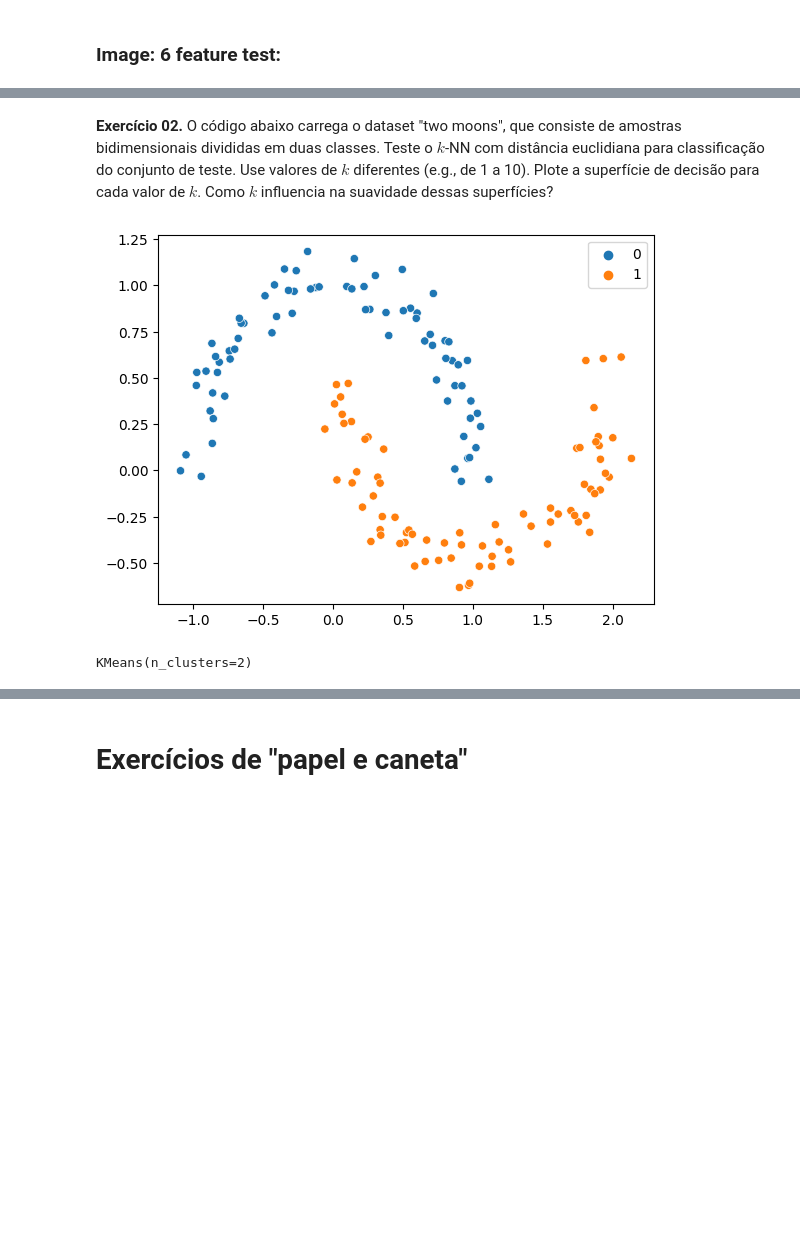
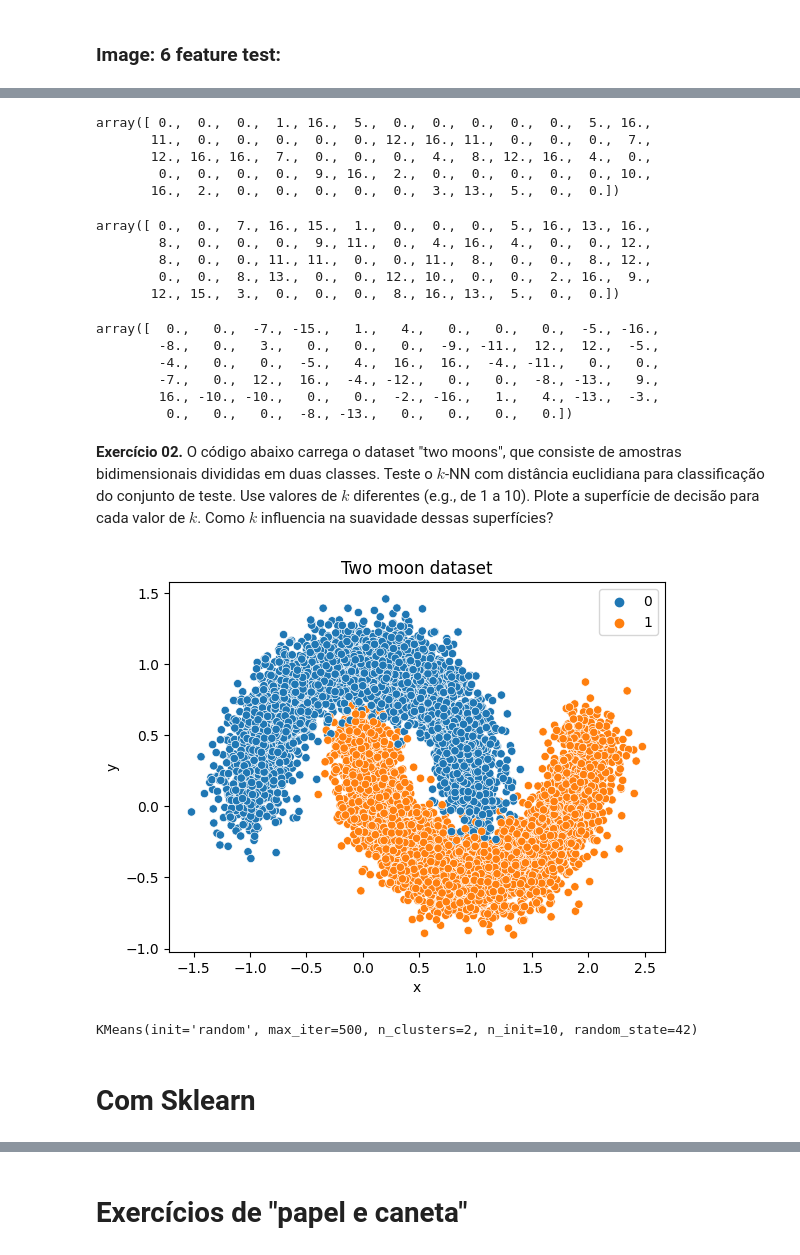
Before and after one commit to andvsilva/dataset, a Jupyter notebook: knn/ML_exercise_1.ipynb, the cells around one changed output, grey strips where cells are left out. Drawn from its saved outputs; the diff is of its cells as text; code cells hidden in the pictures; blank space fills up the shorter version.

```diff
--- a/knn/ML_exercise_1.ipynb
+++ b/knn/ML_exercise_1.ipynb
@@ -164,19 +242,50 @@ plt.show()
+# %%
+mnist.features_train[439]
+# %% [output]
+array([ 0.,  0.,  0.,  1., 16.,  5.,  0.,  0.,  0.,  0.,  0.,  5., 16.,
+       11.,  0.,  0.,  0.,  0.,  0., 12., 16., 11.,  0.,  0.,  0.,  7.,
+       12., 16., 16.,  7.,  0.,  0.,  0.,  4.,  8., 12., 16.,  4.,  0.,
+        0.,  0.,  0.,  0.,  9., 16.,  2.,  0.,  0.,  0.,  0.,  0., 10.,
+       16.,  2.,  0.,  0.,  0.,  0.,  0.,  3., 13.,  5.,  0.,  0.])
+# %%
+mnist.features_test[439]
+# %% [output]
+array([ 0.,  0.,  7., 16., 15.,  1.,  0.,  0.,  0.,  5., 16., 13., 16.,
+        8.,  0.,  0.,  0.,  9., 11.,  0.,  4., 16.,  4.,  0.,  0., 12.,
+        8.,  0.,  0., 11., 11.,  0.,  0., 11.,  8.,  0.,  0.,  8., 12.,
+        0.,  0.,  8., 13.,  0.,  0., 12., 10.,  0.,  0.,  2., 16.,  9.,
+       12., 15.,  3.,  0.,  0.,  0.,  8., 16., 13.,  5.,  0.,  0.])
+# %%
+mnist.features_train[439] - mnist.features_test[439]
+# %% [output]
+array([  0.,   0.,  -7., -15.,   1.,   4.,   0.,   0.,   0.,  -5., -16.,
+        -8.,   0.,   3.,   0.,   0.,   0.,  -9., -11.,  12.,  12.,  -5.,
+        -4.,   0.,   0.,  -5.,   4.,  16.,  16.,  -4., -11.,   0.,   0.,
+        -7.,   0.,  12.,  16.,  -4., -12.,   0.,   0.,  -8., -13.,   9.,
+        16., -10., -10.,   0.,   0.,  -2., -16.,   1.,   4., -13.,  -3.,
+         0.,   0.,   0.,  -8., -13.,   0.,   0.,   0.,   0.])
 # %% [markdown]
 **Exercício 02.** O código abaixo carrega o dataset "two moons", que consiste de amostras bidimensionais divididas em duas classes. Teste o $k$-NN com distância euclidiana para classificação do conjunto de teste. Use valores de $k$ diferentes (e.g., de 1 a 10). Plote a superfície de decisão para cada valor de $k$. Como $k$ influencia na suavidade dessas superfícies?
 # %%
 # Import dataset and separate train/test subsets
 moon = Dataset(*train_test_split(
-    *make_moons(n_samples=200, shuffle=True, noise=0.1, random_state=SEED),
+    *make_moons(n_samples=10000, shuffle=True, noise=0.15, random_state=SEED),
     random_state=SEED,
 ))
 
 # Let's also plot the moon dataset, for you to take a look at it.
 sns.scatterplot(
     x=moon.features_train[:, 0],
     y=moon.features_train[:, 1],
     hue=moon.labels_train,
 )
+X = moon.features_train
+y = moon.labels_train
+
+plt.xlabel("x")
+plt.ylabel("y")
+plt.title('Two moon dataset')
 plt.show()
 # %% [output]
-[figure, old version]
+[figure, new version]
 # %%
@@ -184,10 +293,16 @@ scaler = StandardScaler()
 scaled_features = scaler.fit_transform(moon.features_train)
 # %%
-kmeans = KMeans(n_clusters=2)
+kmeans = KMeans(init="random",
+                n_clusters=2,
+                n_init=10,
+                max_iter=500,
+                random_state=42)
 
 kmeans.fit(scaled_features)
 # %% [output]
-KMeans(n_clusters=2)
+KMeans(init='random', max_iter=500, n_clusters=2, n_init=10, random_state=42)
+# %% [markdown]
+# Com Sklearn
 # %%
 plt.scatter(scaled_features[:,0], scaled_features[:,1], c=vectorizer(kmeans.labels_))
 # %% [output]
```
Also changed, not shown: parts of 28 cells of this notebook, 16 other files.
